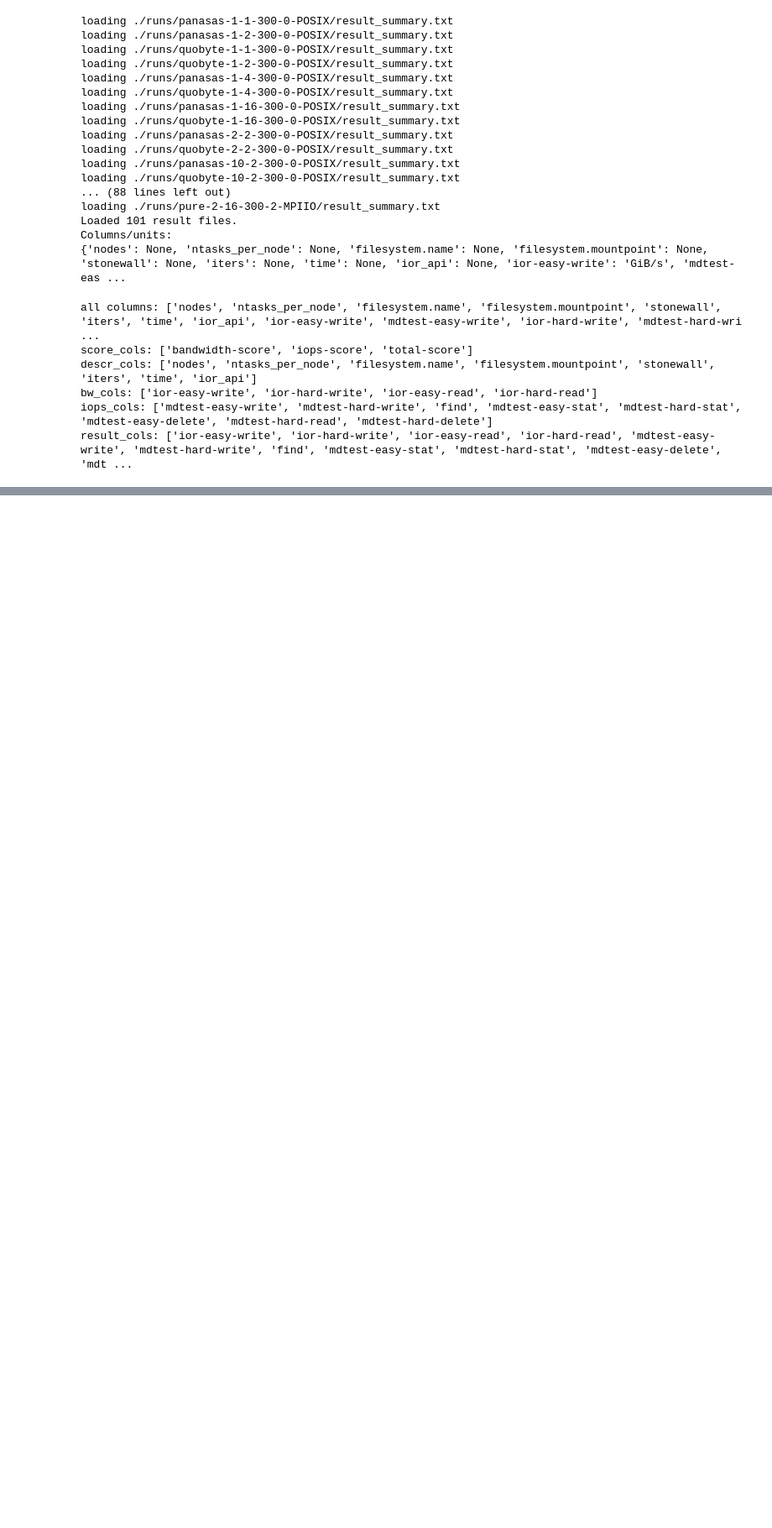
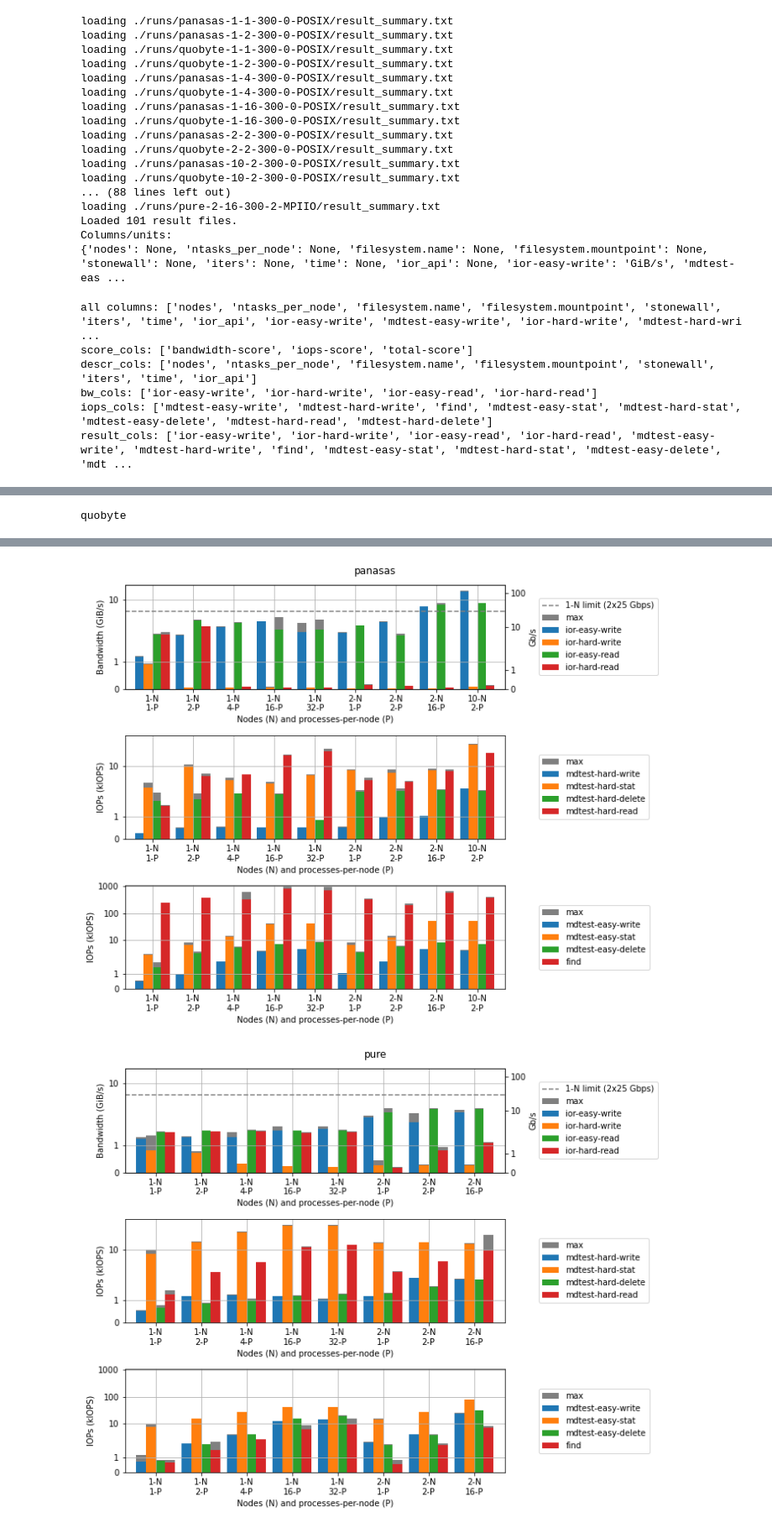
Before and after one commit to stackhpc/jasmin-fs-benchmark, a Jupyter notebook: io500/plotter2.ipynb, the cells around one changed output, grey strips where cells are left out. Shown at 84% size. Saved outputs shown, nothing was run; the diff lists cells and outputs as text; code cells hidden in the pictures; blank space fills up the shorter version.

```diff
--- a/io500/plotter2.ipynb
+++ b/io500/plotter2.ipynb
@@ -63,0 +79,4 @@ maxs = results.groupby(non_iters_descrs).max().reset_index().drop('iters', axis=
+# %%
+# Utilities:
+def GiB_to_Gb(val):
+    return val * 8*2**30 / 10**9
@@ -63,0 +85,60 @@ maxs = results.groupby(non_iters_descrs).max().reset_index().drop('iters', axis=
+# %%
+posix1_results = results.loc[(results['ior_api'] == 'POSIX')]
+# %%
+# from IPython.display import HTML
+
+# ior-easy-{r,w}, all vendors, single node POSIX
+posix1_plots = (
+    {
+     'ylabel': f'Bandwidth ({ bw_unit })',
+     'cols': bw_cols,
+     'yscale': 'symlog',
+     'ylim': (0, 20),
+    },
+    {'ylabel': f'IOPs ({ iops_unit })',
+     'cols': ['mdtest-hard-write', 'mdtest-hard-stat', 'mdtest-hard-delete', 'mdtest-hard-read'],
+     'yscale': 'symlog',
+     'ylim': (0, 60),
+    },
+    {'ylabel': f'IOPs ({ iops_unit })',
+     'cols': ['mdtest-easy-write', 'mdtest-easy-stat', 'mdtest-easy-delete', 'find'],
+     'yscale': 'symlog',
+     'ylim': (0, 1100),
+    }
+)
+width=0.85
+for vendor, fs_results in posix1_results.groupby('filesystem.name'):
+    print(vendor)
+    display(HTML(fs_results[result_cols].max(axis=0).to_frame().to_html()))
+    fig, axs = plt.subplots(figsize=(10, 8), nrows=len(posix1_plots))
+    fs_min, fs_max = extremum_iters(fs_results)
+    fs_min.set_index(['nodes', 'ntasks_per_node'], inplace=True)
+
+    xlabels = ['%i-N\n%i-P' % (v[0], v[1]) for v in fs_min.index.tolist()] # v = (nodes, ntasks_per_node)
+
+    for ix, plot in enumerate(posix1_plots):
+        ax = axs[ix]
+        extra_legends = ['max'] + (['_max'] * (len(plot['cols']) - 1)) # labels starting _ are ignored in legends:
+        fs_max.plot.bar(ax=ax, y=plot['cols'], grid=True, color='grey', label=extra_legends, width=width)
+        fs_min.plot.bar(ax=ax, y=plot['cols'], grid=True, xlabel='Nodes (N) and processes-per-node (P)', ylabel=plot['ylabel'], width=width)
+        ax.set_xticklabels(xlabels, rotation=0)
+        axes = [ax]
+        if 'ylim' in plot:
+            ax.set_ylim(*plot['ylim'])
+        if bw_unit in plot['ylabel']:
+            ax2 = ax.twinx()
+            ax2.set_ylim(tuple(map(GiB_to_Gb, ax.get_ylim())))
+            ax2.set_ylabel('Gb/s')
+            ax.axhline([50 / (8*2**30 / 10**9)], label='1-N limit (2x25 Gbps)', c='grey', ls='--') # on GiB axis so it gets in legend
+            axes.append(ax2)
+        if 'yscale' in plot:
+            for a in axes:
+                a.set_yscale(plot['yscale'])
+                if 'log' in plot['yscale']:
+                    a.yaxis.set_major_formatter(ScalarFormatter())
+        ax.legend(loc='center left',bbox_to_anchor=(1.08, 0.5))
+
+    fig.suptitle(vendor)
+    fig.tight_layout()
+    fig.savefig(f'figures/{vendor}-1node-posix.png')
+# %% [output]
@@ -63,0 +179 @@ maxs = results.groupby(non_iters_descrs).max().reset_index().drop('iters', axis=
+quobyte
@@ -63,0 +196,2 @@ maxs = results.groupby(non_iters_descrs).max().reset_index().drop('iters', axis=
+[figure, added]
+[figure, added]
```
Also changed, not shown: parts of 7 cells of this notebook.
